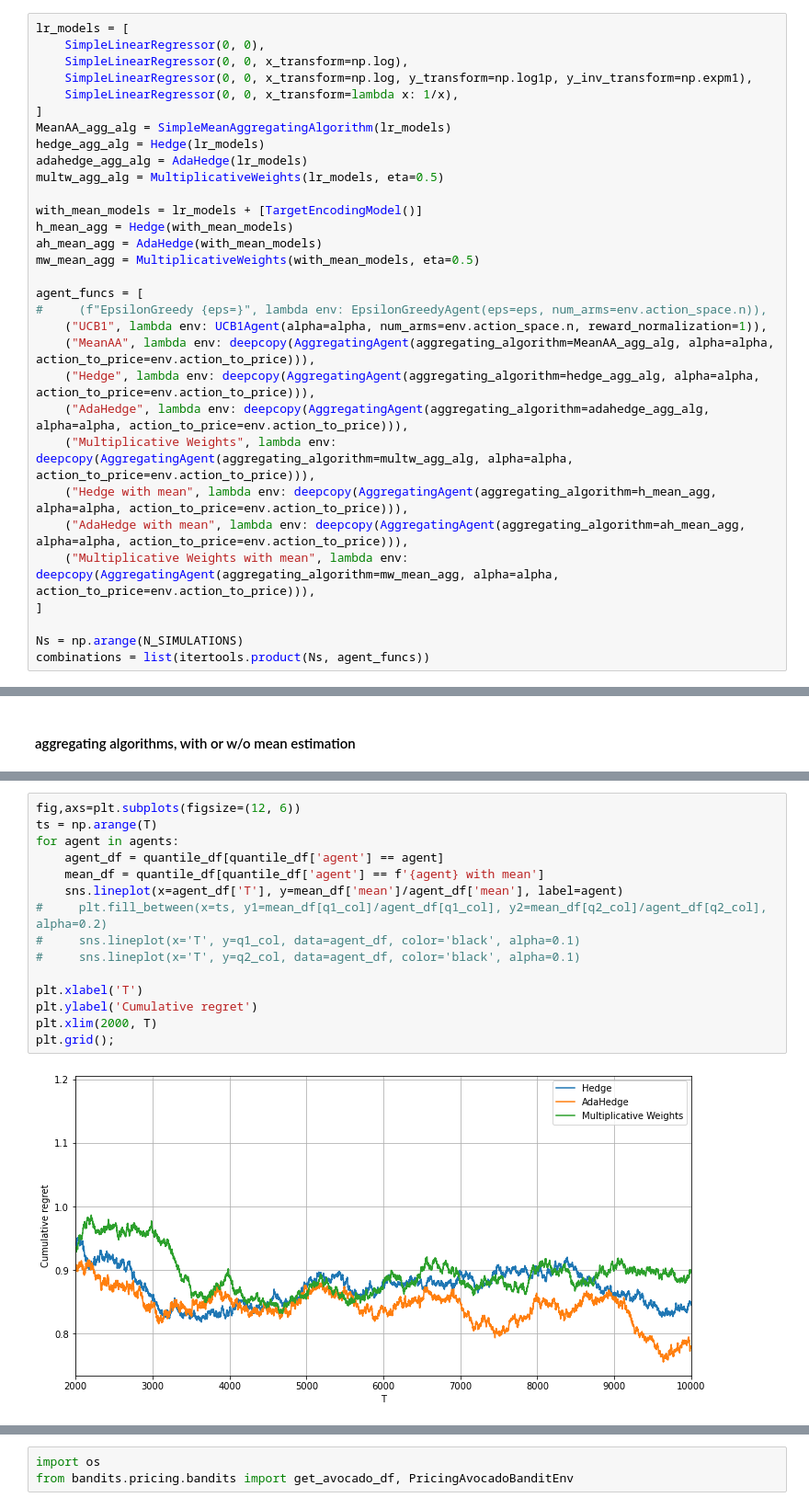
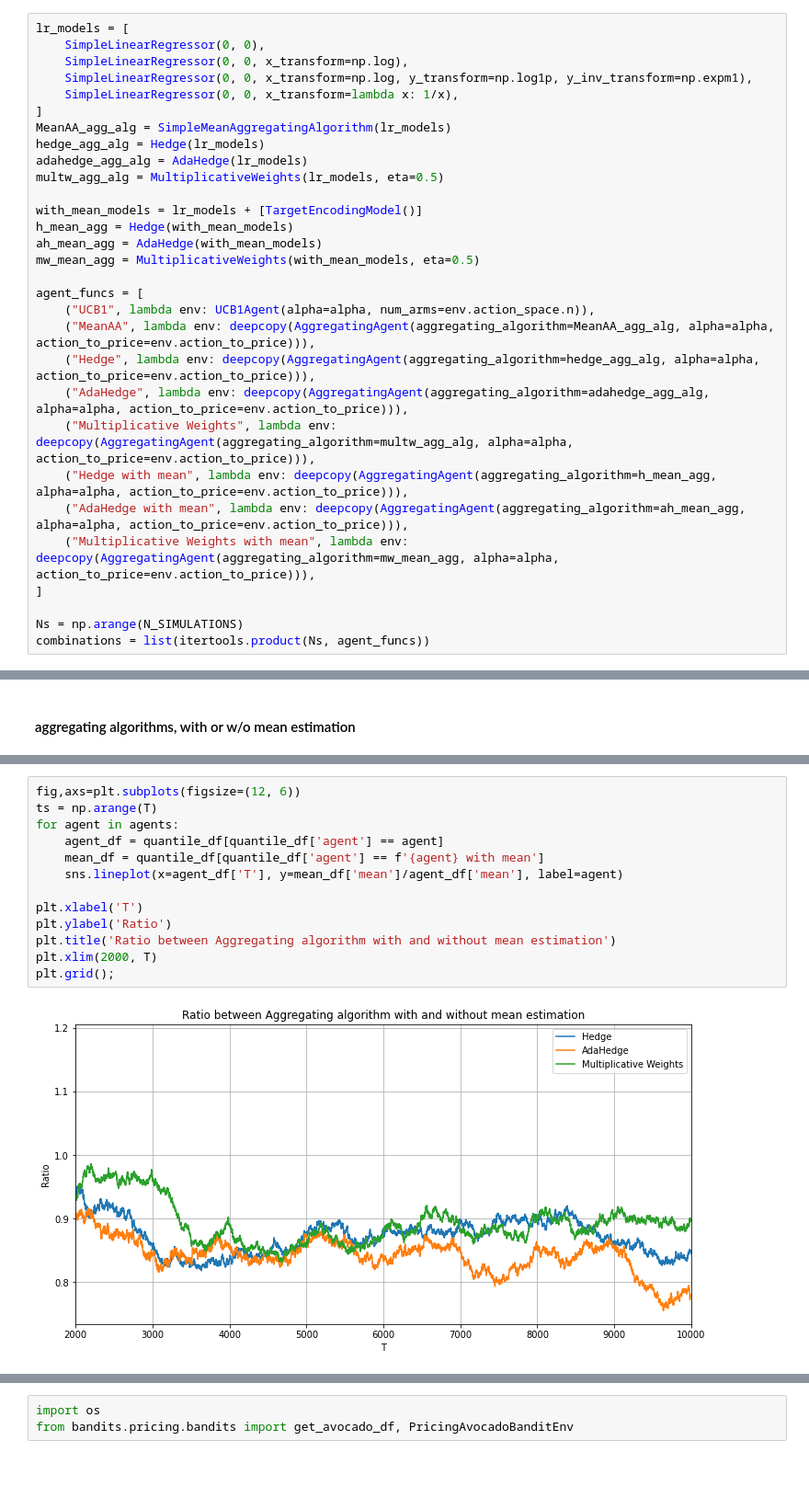
Before and after one commit to thxi/hse_thesis, a Jupyter notebook: notebooks/Pricing bandits.ipynb, the cells around one changed output, grey strips where cells are left out. Shown at 92% size. Cells and saved outputs as stored; diff of their text form; blank space fills up the shorter version.

```diff
--- a/notebooks/Pricing bandits.ipynb
+++ b/notebooks/Pricing bandits.ipynb
@@ -143,8 +125,7 @@ ah_mean_agg = AdaHedge(with_mean_models)
 mw_mean_agg = MultiplicativeWeights(with_mean_models, eta=0.5)
 
 agent_funcs = [
-#     (f"EpsilonGreedy {eps=}", lambda env: EpsilonGreedyAgent(eps=eps, num_arms=env.action_space.n)),
-    ("UCB1", lambda env: UCB1Agent(alpha=alpha, num_arms=env.action_space.n, reward_normalization=1)),
+    ("UCB1", lambda env: UCB1Agent(alpha=alpha, num_arms=env.action_space.n)),
     ("MeanAA", lambda env: deepcopy(AggregatingAgent(aggregating_algorithm=MeanAA_agg_alg, alpha=alpha, action_to_price=env.action_to_price))),
     ("Hedge", lambda env: deepcopy(AggregatingAgent(aggregating_algorithm=hedge_agg_alg, alpha=alpha, action_to_price=env.action_to_price))),
     ("AdaHedge", lambda env: deepcopy(AggregatingAgent(aggregating_algorithm=adahedge_agg_alg, alpha=alpha, action_to_price=env.action_to_price))),
@@ -320,17 +282,15 @@ agents = ['Hedge', 'AdaHedge', 'Multiplicative Weights']
 # %%
 fig,axs=plt.subplots(figsize=(12, 6))
 ts = np.arange(T)
 for agent in agents:
     agent_df = quantile_df[quantile_df['agent'] == agent]
     mean_df = quantile_df[quantile_df['agent'] == f'{agent} with mean']
     sns.lineplot(x=agent_df['T'], y=mean_df['mean']/agent_df['mean'], label=agent)
-#     plt.fill_between(x=ts, y1=mean_df[q1_col]/agent_df[q1_col], y2=mean_df[q2_col]/agent_df[q2_col], alpha=0.2)
-#     sns.lineplot(x='T', y=q1_col, data=agent_df, color='black', alpha=0.1)
-#     sns.lineplot(x='T', y=q2_col, data=agent_df, color='black', alpha=0.1)
 
 plt.xlabel('T')
-plt.ylabel('Cumulative regret')
+plt.ylabel('Ratio')
+plt.title('Ratio between Aggregating algorithm with and without mean estimation')
 plt.xlim(2000, T)
 plt.grid();
 # %% [output]
-[figure, old version]
+[figure, new version]
```
Also changed, not shown: parts of 67 cells of this notebook, 4 other files.
